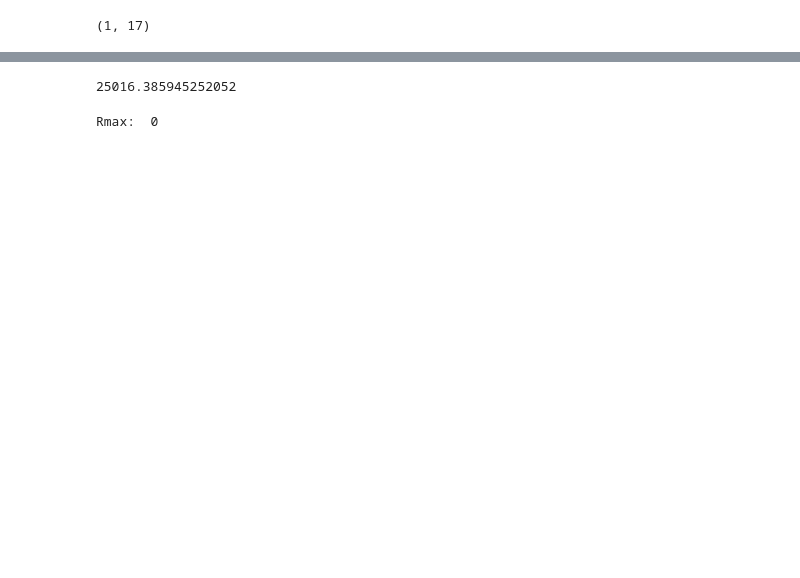
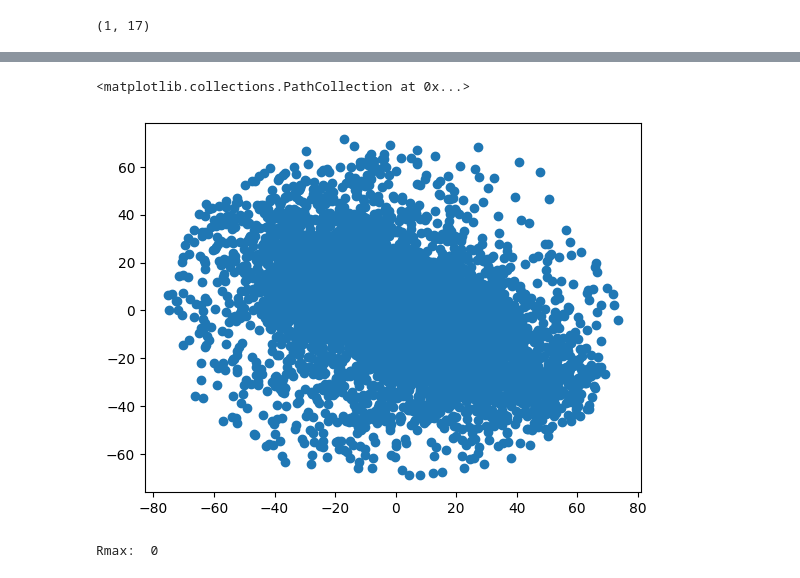
Before and after one commit to Martindelosrios/MaDaMe, a Jupyter notebook: codes/SKIRT.ipynb, the cells around one changed output, grey strips where cells are left out. Drawn from its saved outputs; the diff is of its cells as text; code cells hidden in the pictures; blank space fills up the shorter version.

```diff
--- a/codes/SKIRT.ipynb
+++ b/codes/SKIRT.ipynb
@@ -87,3 +156,8 @@ particles = np.hstack((particles, stars_t0.reshape(npart, 1)))
+# %%
+plt.scatter(particles[:,0],particles[:,2])
+# %% [output]
+<matplotlib.collections.PathCollection at 0x...>
+[figure, added]
 # %%
 # Discard wind particles (definition from illustris documentation:
 #      https://www.tng-project.org/data/docs/specifications/#parttype0
@@ -157,10 +231,6 @@ particles = np.hstack((particles, aux))
 particles[:,3] = particles[:,3] * 1e-9 # Convert to [M_sun / Pc^3]
 gas_header = ' Gas particles for IllustrisTNG 100-1 subhaloID=' + str(subID) + ' \n SKIRT 9 import format for a medium source using M_dust = f_dust x Z x M_gas \n Column 1: x-coordinate (kpc) \n Column 2: y-coordinate (kpc) \n Column 3: z-coordinate (kpc) \n Column 4: gas mass volume density (Msun/pc3) \n Column 5: metallicity (1) \n Column 6: x-velocity (km/s) \n Column 7: y-velocity (km/s) \n Column 8: z-velocity (km/s) \n '
 np.savetxt(folder + '/gas_v.txt', particles, header = gas_header)
-# %%
-FoV_phys
-# %% [output]
-25016.385945252052
 # %%
 n_px = 128 # Number of pixels
 D = 15 # Distance to galaxy [Mpc]
```
Also changed, not shown: parts of 20 cells of this notebook, 1 other file.
